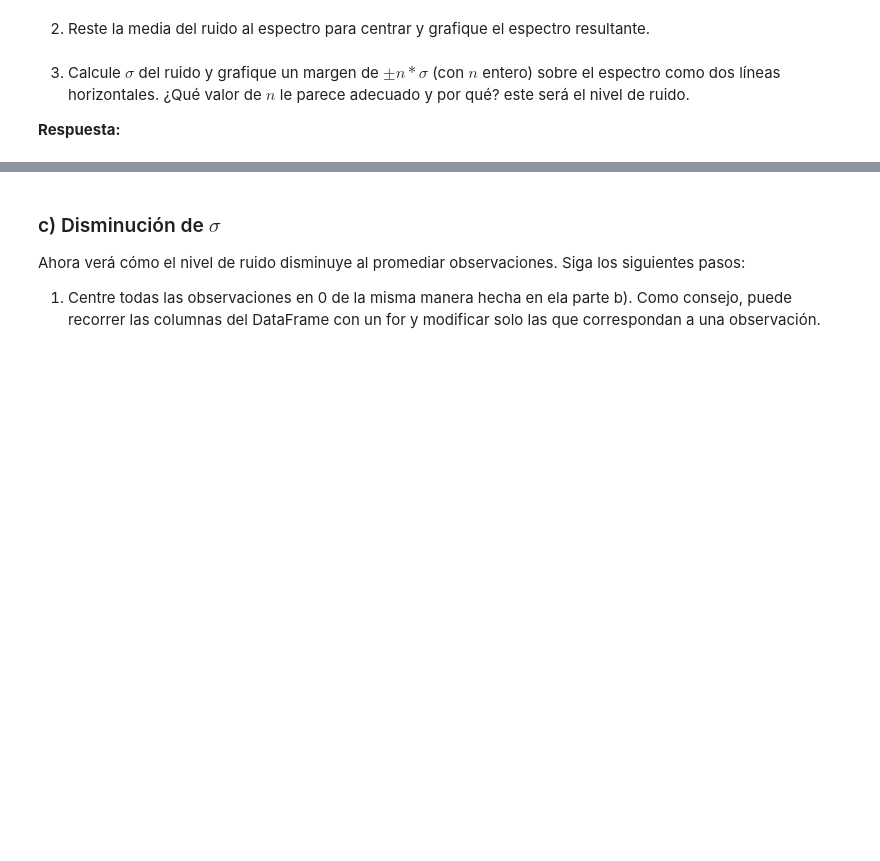
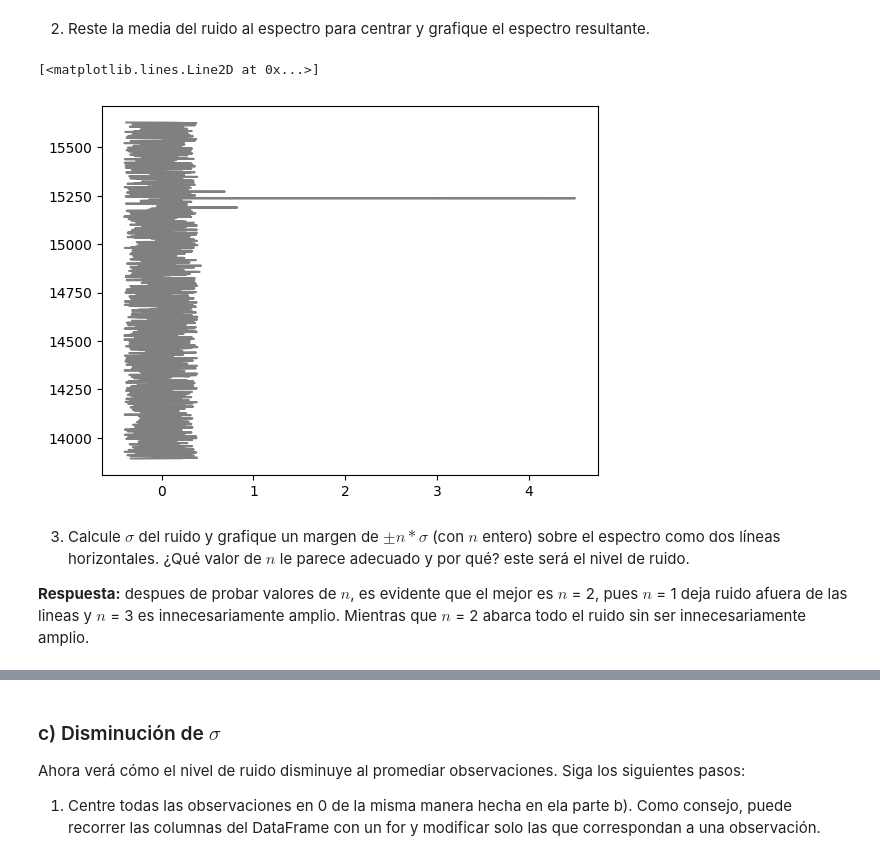
Before and after one commit to GARU0012/Tarea-2, a Jupyter notebook: Tarea2.ipynb, the cells around one changed output, grey strips where cells are left out. Drawn from its saved outputs; the diff is of its cells as text; code cells hidden in the pictures; blank space fills up the shorter version.

```diff
--- a/Tarea2.ipynb
+++ b/Tarea2.ipynb
@@ -212,0 +255,14 @@ ruido =
+# %%
+# Para hacer esto, usamos los metodos ya usados de pandas para promedio y std,
+# para lo del margen supongo que se refiere a eliminar los que estan fuera del
+# margen, lo que puede ser problematico despues para graficar y tal pero por
+# ahora voy a aplicar eso nomas (con el filtro de datos de pandas).
+
+# Entonces, definimos ruido como dice la instruccion y luego lo redefinimos segun el margen con los metodos de filtrar datos de pandas:
+
+ruido = data0["obs_1"]
+ruido = ruido[(ruido) >= ruido.mean() - 3*ruido.std()]
+ruido = ruido[(ruido) <= ruido.mean() + 3*ruido.std()]
+ruido
+
+# notar que ahora tiene 2 filas menos :0
@@ -217,4 +286,13 @@ ruido =
+# %%
+# Grafique el espectro centrado en 0 aquí
+# Hacemos lo que nos dice la instruccion (para hacerla mas facil definimos nueva variable para graficar):
+
+obs_1Centrado = data0["obs_1"] - ruido.mean()
+plt.plot(obs_1Centrado, data0["Wlth"], color = "grey")
+# %% [output]
+[<matplotlib.lines.Line2D at 0x...>]
+[figure, added]
 # %% [markdown]
 3. Calcule $\sigma$ del ruido y grafique un margen de $\pm n*\sigma$ (con $n$ entero) sobre el espectro como dos líneas horizontales. ¿Qué valor de $n$ le parece adecuado y por qué? este será el nivel de ruido.
 
-**Respuesta:**
+**Respuesta:** despues de probar valores de $n$, es evidente que el mejor es $n$ = 2, pues $n$ = 1 deja ruido afuera de las lineas y $n$ = 3 es innecesariamente amplio. Mientras que $n$ = 2 abarca todo el ruido sin ser innecesariamente amplio.
```
Also changed, not shown: parts of 21 cells of this notebook.
